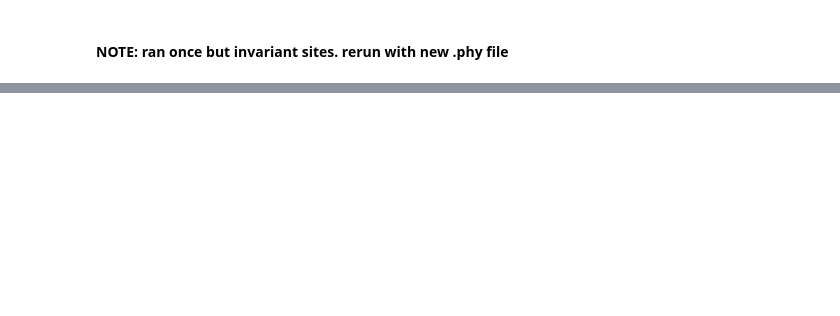
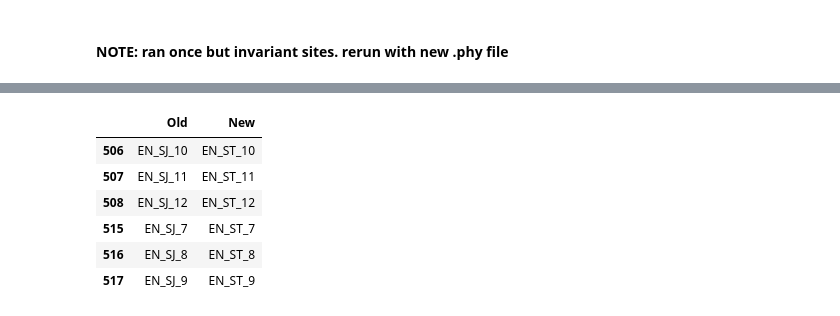
Before and after one commit to trevorfaske/ERNA_analyses, a Jupyter notebook: phylo/ERNA_phylo_vcf_subset.ipynb, the cells around one changed output, grey strips where cells are left out. Cells and saved outputs as stored; diff of their text form; code cells hidden in the pictures; blank space fills up the shorter version.

```diff
--- a/phylo/ERNA_phylo_vcf_subset.ipynb
+++ b/phylo/ERNA_phylo_vcf_subset.ipynb
@@ -386,0 +719,2 @@ write_iqtree_sh(account,partition,time,cpus,mem_cpu,email,iqtree_dir,phy_file,mo
+# %%
+sample_names = !bcftools query -l good_snps.recode.vcf.gz
@@ -386,0 +725,3 @@ write_iqtree_sh(account,partition,time,cpus,mem_cpu,email,iqtree_dir,phy_file,mo
+# %%
+indv = pd.DataFrame(data={'Old': sample_names,'New': sample_names})
+indv.head()
@@ -386,0 +735,17 @@ write_iqtree_sh(account,partition,time,cpus,mem_cpu,email,iqtree_dir,phy_file,mo
+# %%
+indv['New'][indv['Old']=='EN_SJ_7'] = 'EN_ST_7'
+indv['New'][indv['Old']=='EN_SJ_8'] = 'EN_ST_8'
+indv['New'][indv['Old']=='EN_SJ_9'] = 'EN_ST_9'
+indv['New'][indv['Old']=='EN_SJ_10'] = 'EN_ST_10'
+indv['New'][indv['Old']=='EN_SJ_11'] = 'EN_ST_11'
+indv['New'][indv['Old']=='EN_SJ_12'] = 'EN_ST_12'
+
+indv[indv['Old'].isin(['EN_SJ_7','EN_SJ_8','EN_SJ_9','EN_SJ_10','EN_SJ_11','EN_SJ_12'])]
+# %% [output]
+|  | Old | New |
+| 506 | EN_SJ_10 | EN_ST_10 |
+| 507 | EN_SJ_11 | EN_ST_11 |
+| 508 | EN_SJ_12 | EN_ST_12 |
+| 515 | EN_SJ_7 | EN_ST_7 |
+| 516 | EN_SJ_8 | EN_ST_8 |
+| 517 | EN_SJ_9 | EN_ST_9 |
```
Also changed, not shown: parts of 117 cells of this notebook, 4 other files.
